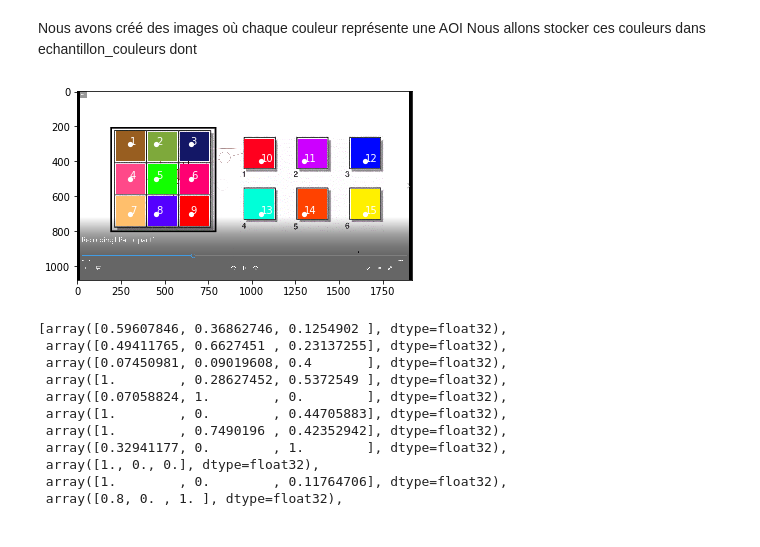
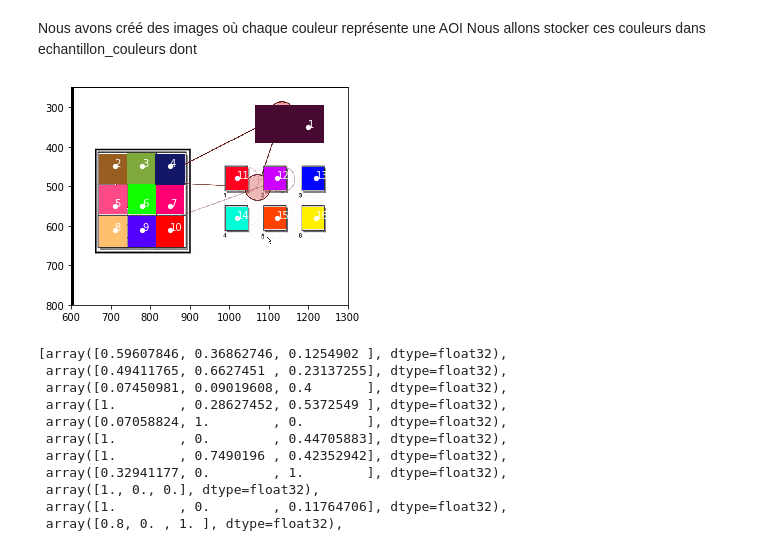
Before and after one commit to Morgane-Straw/Eye-tracking, a Jupyter notebook: Eye tracker.ipynb, the cells around one changed output. Saved outputs shown, nothing was run; the diff lists cells and outputs as text; code cells hidden in the pictures.

```diff
--- a/Eye tracker.ipynb
+++ b/Eye tracker.ipynb
@@ -88,17 +88,29 @@ for i in range(1,4):
     for j in range(1,11):
         echantillons_couleurs['c'+str(i)]['q'+str(i)]=[]
 # %%
-c='c1'
-q='q1'
-echantillons[c][q]=[[300,450,650,300,450,650,300,450,650,1050,1300,1650,1050,1300,1650],[300,300,300,500,500,500,700,700,700,400,400,400,700,700,700]]
+c='c2'
+q='q5'
+if (c=='c1'):
+    echantillons[c][q]=[[250,450,650,250,450,650,250,450,650,1150,1400,1650,1150,1400,1650],[300,300,300,500,500,500,700,700,700,400,400,400,650,650,650]]
+elif (c=='c2'):
+    echantillons[c][q]=[[1200,710,780,850,710,780,850,710,780,850,1020,1120,1220,1020,1120,1220],[350,450,450,450,550,550,550,610,610,610,480,480,480,580,580,580]]
+elif (c=='c3'):
+    echantillons[c][q]=[[1200,610,700,800,610,700,800,610,700,800,1020,1150,1300,1020,1150,1300],[300,450,450,450,550,550,550,630,630,630,480,480,480,580,580,580]]
+
 fig, ax = plt.subplots()
 ax.imshow(img[c][q])
 x=echantillons[c][q][0]
 y=echantillons[c][q][1]
 ax.scatter(echantillons[c][q][0],y,label=range(len(echantillons)), color="white", linewidth=3, s=5)
+
 for i in range(len(echantillons[c][q][0])):
     ax.annotate(i+1, (x[i], y[i]), color='white')
+if (c=='c2'):
+    plt.xlim(600, 1300)
+    plt.ylim(800, 250)
+elif (c=='c3'):
+    plt.xlim(450, 1450)
+    plt.ylim(800, 150)
 plt.show()
-echantillons_couleurs[c][q]=[img[c][q][j][i] for i,j in zip(echantillons[c][q][0],echantillons[c][q][1])]
 # %% [output]
-[figure, old version]
+[figure, new version]
```
Also changed, not shown: parts of 6 cells of this notebook, 9 other files.
